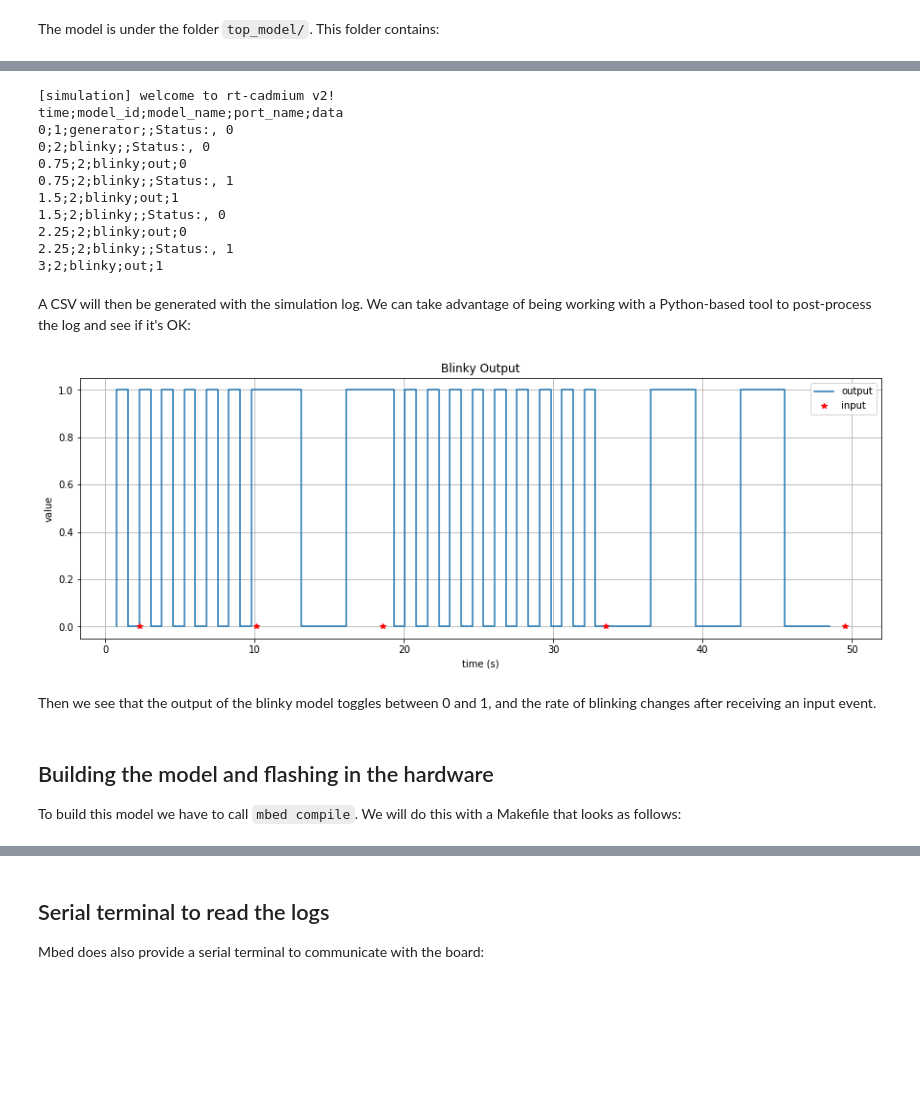
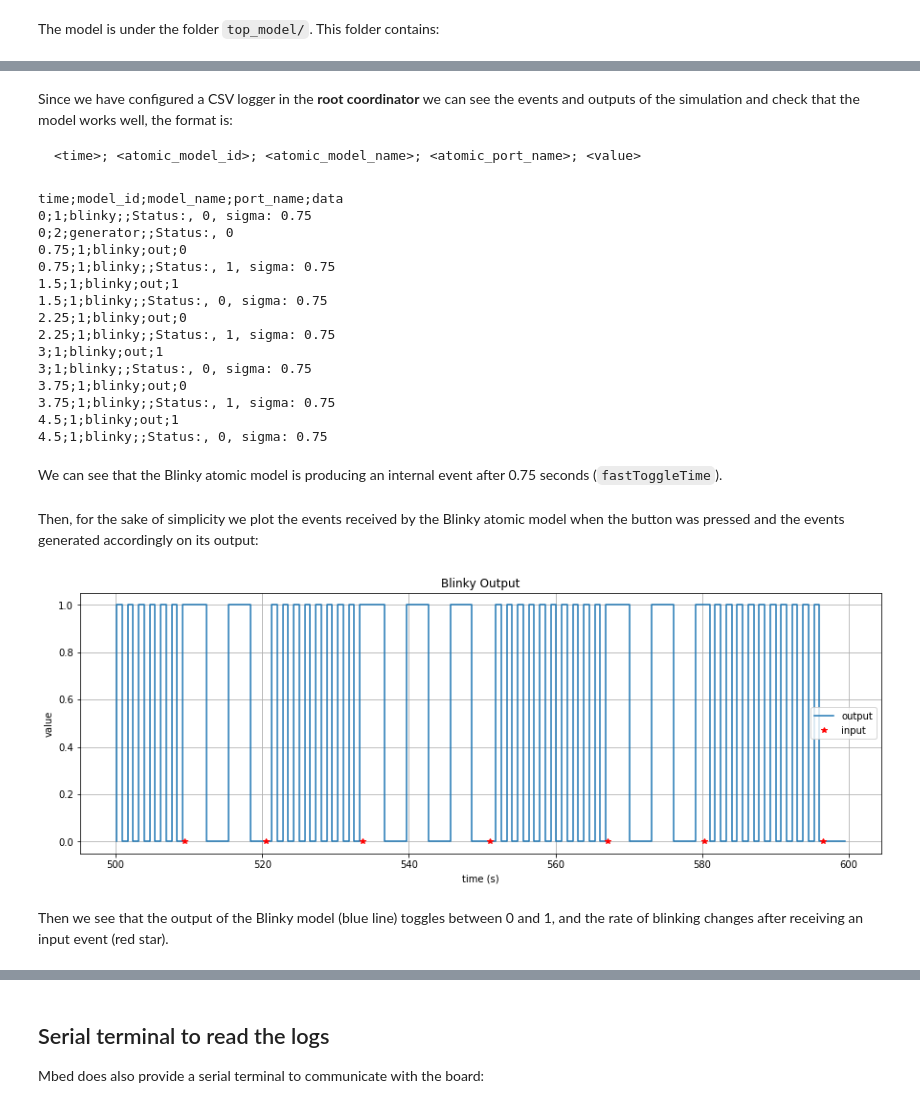
Before and after one commit to epecker/jupyter-cadmiumv2, a Jupyter notebook: cadmiumv2_logging_howto.ipynb, the cells around one changed output, grey strips where cells are left out. Cells and saved outputs as stored; diff of their text form; code cells hidden in the pictures; blank space fills up the shorter version.

Commit message:
Added new figures.

````diff
--- a/cadmiumv2_logging_howto.ipynb
+++ b/cadmiumv2_logging_howto.ipynb
@@ -770,23 +586,32 @@ Then, let's run the model and check that it works well:
+# %% [markdown]
+Since we have configured a CSV logger in the **root coordinator** we can see the events and outputs of the simulation and check that the model works well, the format is:
+```csv
+<time>; <atomic_model_id>; <atomic_model_name>; <atomic_port_name>; <value>
+```
 # %%
 %%bash -s "$CADMIUMV2_BLINKY_EXAMPLE"
 cd $1/top_model
-./Blinky
-
-head blinkyLog.csv -n10
+head blinkyLog.csv -n15
 # %% [output]
-[simulation] welcome to rt-cadmium v2!
 time;model_id;model_name;port_name;data
-0;1;generator;;Status:, 0
-0;2;blinky;;Status:, 0
-0.75;2;blinky;out;0
-0.75;2;blinky;;Status:, 1
-1.5;2;blinky;out;1
-1.5;2;blinky;;Status:, 0
-2.25;2;blinky;out;0
-2.25;2;blinky;;Status:, 1
-3;2;blinky;out;1
+0;1;blinky;;Status:, 0, sigma: 0.75
+0;2;generator;;Status:, 0
+0.75;1;blinky;out;0
+0.75;1;blinky;;Status:, 1, sigma: 0.75
+1.5;1;blinky;out;1
+1.5;1;blinky;;Status:, 0, sigma: 0.75
+2.25;1;blinky;out;0
+2.25;1;blinky;;Status:, 1, sigma: 0.75
+3;1;blinky;out;1
+3;1;blinky;;Status:, 0, sigma: 0.75
+3.75;1;blinky;out;0
+3.75;1;blinky;;Status:, 1, sigma: 0.75
+4.5;1;blinky;out;1
+4.5;1;blinky;;Status:, 0, sigma: 0.75
-# %% [markdown]
-A CSV will then be generated with the simulation log. We can take advantage of being working with a Python-based tool to post-process the log and see if it's OK:
+# %% [markdown]
+We can see that the Blinky atomic model is producing an internal event after 0.75 seconds (`fastToggleTime`).
+# %% [markdown]
+Then, for the sake of simplicity we plot the events received by the Blinky atomic model when the button was pressed and the events generated accordingly on its output:
 # %%
 import matplotlib.pyplot as plt
 
@@ -799,40 +624,37 @@ outgen_list = []
 
 # TODO: replace the following with pandas
 with open(LOGFILE,'r') as f:
     for line in f.readlines():
         # debug
         # print(line)
         t,atomic_id,atomic_name,port_name,val = line.split(";")
         if (atomic_name=="blinky" and port_name=="out"):
             tblk_list.append(float(t))
             outblk_list.append(int(val.split(" ")[-1]))
         elif (atomic_name=="generator" and port_name=="out"):
             tgen_list.append(float(t))
             outgen_list.append(int(val.split(" ")[-1]))
 
 f.close()
 
-T = 50
-tblk = [x for x in tblk_list if x<T]
+T1 = 500
+T2 = 600
+tblk = [x for x in tblk_list if x<T2 and x>T1]
 outblk = outblk_list[:len(tblk)]
-tgen = [x for x in tgen_list if x<T]
+tgen = [x for x in tgen_list if x<T2 and x>T1]
 outgen = outgen_list[:len(tgen)]
 
 plt.figure(figsize=(15,5))
 # plt.step(tblk_list[0:150],outblk_list[0:150])
 # plt.plot(tgen_list[0:14],outgen_list[0:14],'r*')
 plt.step(tblk,outblk,label='output')
 plt.plot(tgen,outgen,'r*',label='input')
 plt.title('Blinky Output')
 plt.xlabel('time (s)')
 plt.ylabel('value')
 plt.legend()
 plt.grid(True)
 # %% [output]
-[figure, old version]
+[figure, new version]
 # %% [markdown]
-Then we see that the output of the blinky model toggles between 0 and 1, and the rate of blinking changes after receiving an input event.
+Then we see that the output of the Blinky model (blue line) toggles between 0 and 1, and the rate of blinking changes after receiving an input event (red star).
-# %% [markdown]
-## Building the model and flashing in the hardware
-
-To build this model we have to call `mbed compile`. We will do this with a Makefile that looks as follows:
````
Also changed, not shown: parts of 85 cells of this notebook, 2 other files.
